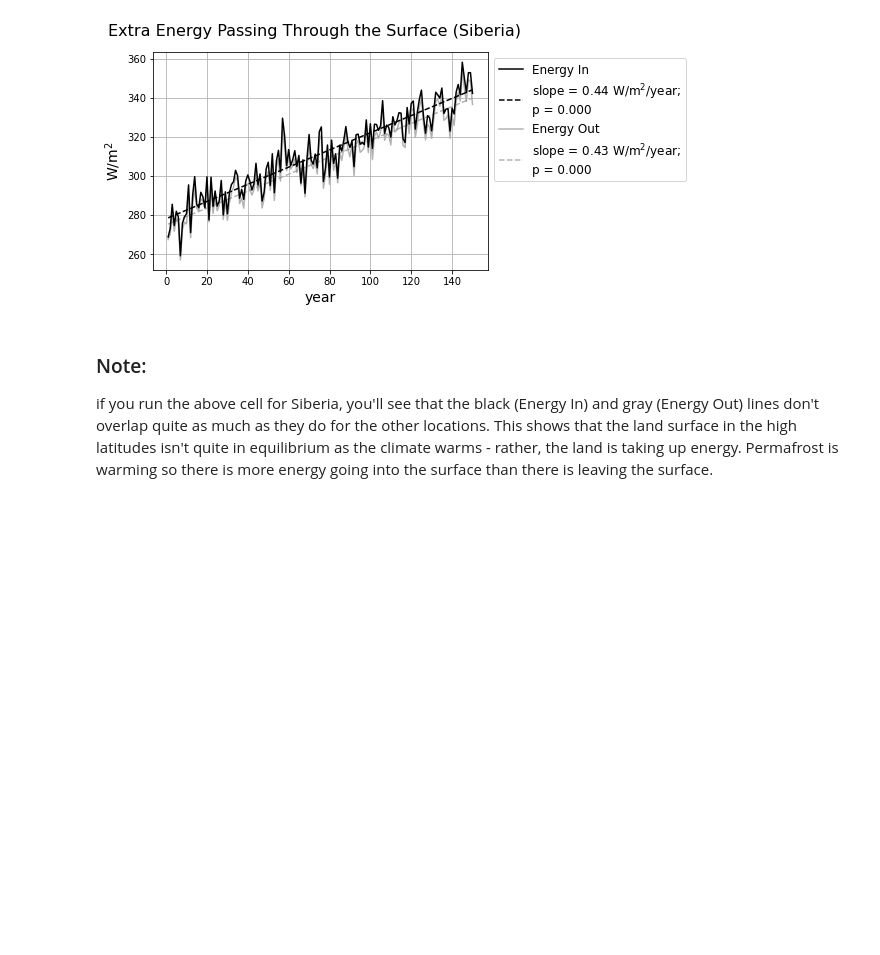
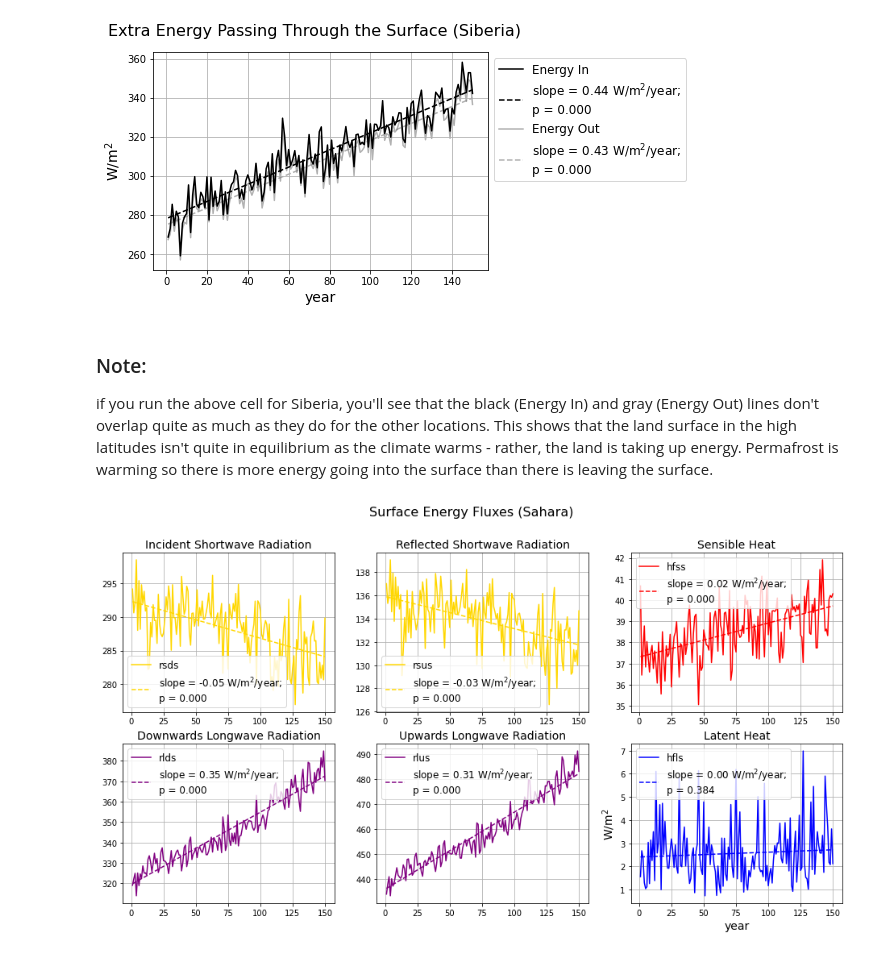
Before and after one commit to marysa/surface_energy_budget, a Jupyter notebook: SurfaceEnergyBudgetAnalysis.ipynb, the cells around one changed output. Drawn from its saved outputs; the diff is of its cells as text; code cells hidden in the pictures; blank space fills up the shorter version.

```diff
--- a/SurfaceEnergyBudgetAnalysis.ipynb
+++ b/SurfaceEnergyBudgetAnalysis.ipynb
@@ -523,67 +400,49 @@ for loc in ['Sahara','Oregon','Amazon','NewGuinea','Siberia']:
 
 if you run the above cell for Siberia, you'll see that the black (Energy In) and gray (Energy Out) lines don't overlap quite as much as they do for the other locations. This shows that the land surface in the high latitudes isn't quite in equilibrium as the climate warms - rather, the land is taking up energy. Permafrost is warming so there is more energy going into the surface than there is leaving the surface.
 # %%
-# run = '1pctCO2'
+run = '1pctCO2'
 
-# for loc in ['Sahara','Oregon','Amazon','NewGuinea','Siberia']:
+for loc in ['Sahara','Oregon','Amazon','NewGuinea','Siberia']:
+
+    ds = ds_dict[loc]
+
+    years = ds.year.values
 
 
-#     ds = ds_dict[loc]
+    # fig = plt.subplots(figsize=(16,8))
+    fig, _axes = plt.subplots(2,3,figsize=(16,8))
+    axes = _axes.flatten()
 
-#     years = ds.year.values
+    i = 0
+    for var in ['rsds','rsus','hfss','rlds','rlus','hfls',]:
 
+        if var in ['rsds','rsus','rsns','rlds','rlus','hfls','hfss']:
+            units = 'W/m$^2$'
+        elif var in ['ts']:
+            units = 'K'
+        else:
+            units = ds_dict[loc][var].units
 
-#     # fig = plt.subplots(figsize=(16,8))
-#     fig, _axes = plt.subplots(1,3,figsize=(16,6),)
-#     axes = _axes.flatten()
+        ax = axes[i]
 
-#     i = 0
-#     for var in ['Ein','Eout','Eres']:
+        slope, intercept, r, p, se = stats.linregress(ds.year,ds[var])
 
-#         if var in ['rsds','rsus','rsns','rlds','rlus','hfls','hfss','Ein','Eout','Eres']:
-#             units = 'W/m$^2$'
-#         elif var in ['ts']:
-#             units = 'K'
-#         else:
-#             units = ds_dict[loc].units
+        ax.plot(ds.year.values,ds[var],color=attribute_dict['color'][var],label=var)
+        ax.plot(ds.year.values,intercept + ds.year.values*slope,'--',color=attribute_dict['color'][var],label='slope = %1.2f %s/year;\np = %1.3f'%(slope,units,p))
 
-#         ax = axes[i]
+        ax.legend(fontsize=12)
+        ax.grid()
 
+        ax.set_title(attribute_dict['name'][var],fontsize=14)
 
-#         energy_in = ds['rsns'] + ds['rlds']
+        plt.xlabel('year',fontsize=14)
+        plt.ylabel(units,fontsize=14)
 
-#         energy_out = ds['rlus'] + ds['hfls'] + ds['hfss']
+        i = i+1
 
-#         residual = ds['rsns'] + ds['rlds'] - ( ds['rlus'] + ds['hfls'] + ds['hfss'] )
+    fig.suptitle('Surface Energy Fluxes (%s)'%loc,fontsize=16)
 
-#         data = energy_out
-#         slope, intercept, r, p, se = stats.linregress(ds.year,data)
-#         ax.plot(ds.year.values,data,color='gray',label='Energy Out',alpha=0.6)
-#         ax.plot(ds.year.values,intercept + ds.year.values*slope,'--',color='k',label='slope = %1.2f %s/year;\np = %1.3f'%(slope,units,p))
-
-#         data = energy_in
-#         slope, intercept, r, p, se = stats.linregress(ds.year,data)
-#         ax.plot(ds.year.values,data,color='k',label='Energy In')
-#         ax.plot(ds.year.values,intercept + ds.year.values*slope,'--',color='k',label='slope = %1.2f %s/year;\np = %1.3f'%(slope,units,p))
-
-
-#         data = residual
-#         slope, intercept, r, p, se = stats.linregress(ds.year,data)
-#         ax.plot(ds.year.values,data,':',color='gray',label='Residual',alpha=0.5)
-#         ax.plot(ds.year.values,intercept + ds.year.values*slope,'--',color='k',label='slope = %1.2f %s/year;\np = %1.3f'%(slope,units,p))
-
-
-#         ax.legend(fontsize=12)
-#         ax.grid()
-
-#         ax.set_title(var,fontsize=14)
-
-#         plt.xlabel('year',fontsize=14)
-#         plt.ylabel(units,fontsize=14)
-
-#         i = i+1
-
-#     fig.suptitle('Extra Energy Passing Through the Surface (%s)'%loc,fontsize=16)
-
-#     plt.show()
-#     plt.close()
+    plt.show()
+    plt.close()
+# %% [output]
+[figure, added]
```
Also changed, not shown: parts of 22 cells of this notebook.
